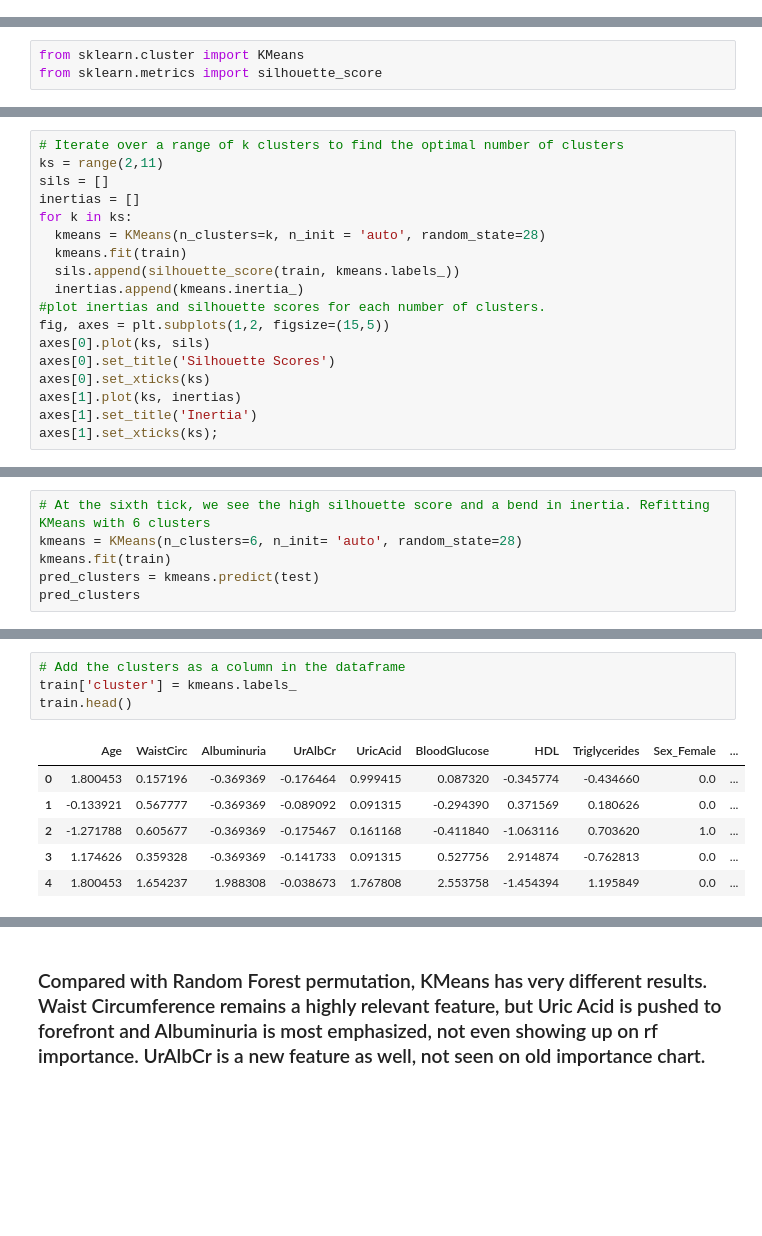
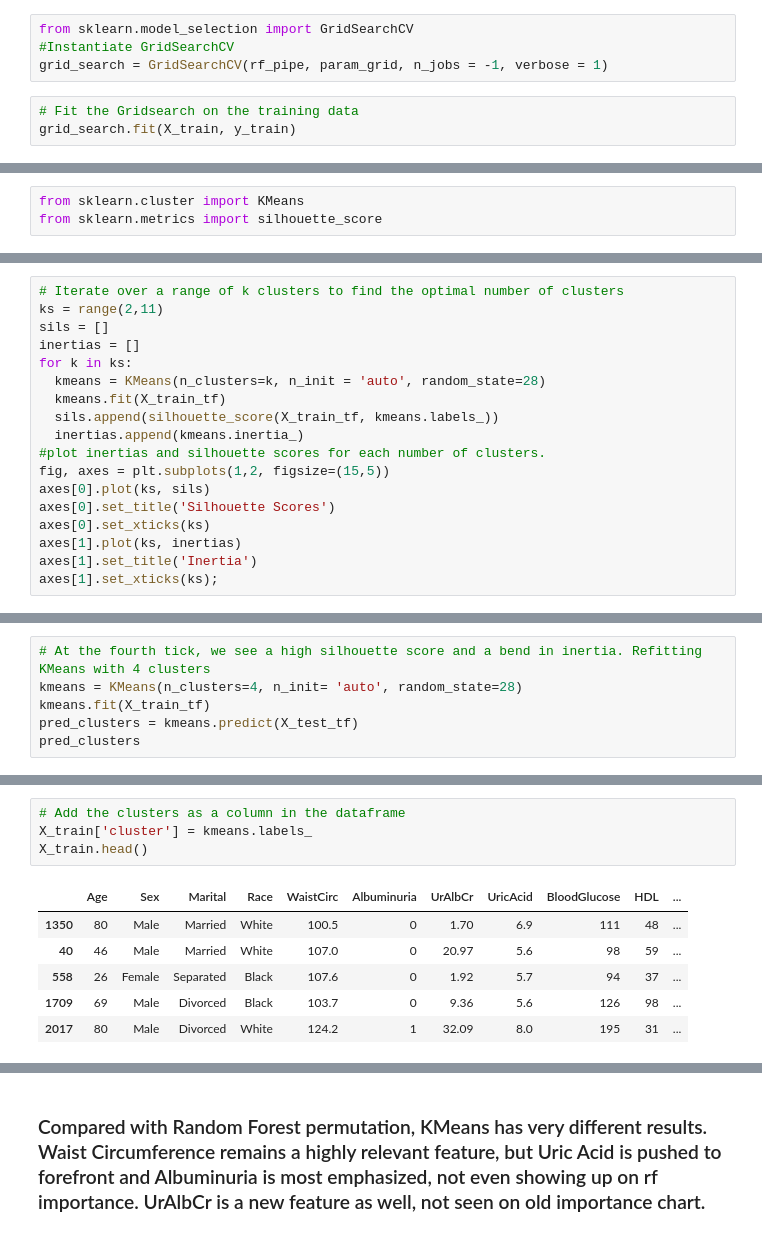
Before and after one commit to Rovidicus/Metabolic-Syndrome, a Jupyter notebook: Metabolic_Syndrome_KMeans.ipynb, the cells around one changed output, grey strips where cells are left out. Cells and saved outputs as stored; diff of their text form; blank space fills up the shorter version.

```diff
--- a/Metabolic_Syndrome_KMeans.ipynb
+++ b/Metabolic_Syndrome_KMeans.ipynb
@@ -360,0 +411,7 @@ weighted avg       0.89      0.90      0.89       601
+# %%
+from sklearn.model_selection import GridSearchCV
+#Instantiate GridSearchCV
+grid_search = GridSearchCV(rf_pipe, param_grid, n_jobs = -1, verbose = 1)
+# %%
+# Fit the Gridsearch on the training data
+grid_search.fit(X_train, y_train)
@@ -474,8 +583,8 @@ sils = []
 inertias = []
 for k in ks:
   kmeans = KMeans(n_clusters=k, n_init = 'auto', random_state=28)
-  kmeans.fit(train)
-  sils.append(silhouette_score(train, kmeans.labels_))
+  kmeans.fit(X_train_tf)
+  sils.append(silhouette_score(X_train_tf, kmeans.labels_))
   inertias.append(kmeans.inertia_)
 #plot inertias and silhouette scores for each number of clusters.
 fig, axes = plt.subplots(1,2, figsize=(15,5))
@@ -490,7 +599,7 @@ axes[1].set_xticks(ks);
 # %%
-# At the sixth tick, we see the high silhouette score and a bend in inertia. Refitting KMeans with 6 clusters
-kmeans = KMeans(n_clusters=6, n_init= 'auto', random_state=28)
-kmeans.fit(train)
-pred_clusters = kmeans.predict(test)
+# At the fourth tick, we see a high silhouette score and a bend in inertia. Refitting KMeans with 4 clusters
+kmeans = KMeans(n_clusters=4, n_init= 'auto', random_state=28)
+kmeans.fit(X_train_tf)
+pred_clusters = kmeans.predict(X_test_tf)
 pred_clusters
 # %% [output]
@@ -514,13 +623,13 @@ array([2, 0, 2, 4, 3, 0, 0, 2, 0, 3, 0, 0, 3, 1, 2, 0, 3, 2, 3, 0, 2, 3,
 # %%
 # Add the clusters as a column in the dataframe
-train['cluster'] = kmeans.labels_
-train.head()
+X_train['cluster'] = kmeans.labels_
+X_train.head()
 # %% [output]
-|  | Age | WaistCirc | Albuminuria | UrAlbCr | UricAcid | BloodGlucose | HDL | Triglycerides | Sex_Female | ... |
-| 0 | 1.800453 | 0.157196 | -0.369369 | -0.176464 | 0.999415 | 0.087320 | -0.345774 | -0.434660 | 0.0 | ... |
-| 1 | -0.133921 | 0.567777 | -0.369369 | -0.089092 | 0.091315 | -0.294390 | 0.371569 | 0.180626 | 0.0 | ... |
-| 2 | -1.271788 | 0.605677 | -0.369369 | -0.175467 | 0.161168 | -0.411840 | -1.063116 | 0.703620 | 1.0 | ... |
-| 3 | 1.174626 | 0.359328 | -0.369369 | -0.141733 | 0.091315 | 0.527756 | 2.914874 | -0.762813 | 0.0 | ... |
-| 4 | 1.800453 | 1.654237 | 1.988308 | -0.038673 | 1.767808 | 2.553758 | -1.454394 | 1.195849 | 0.0 | ... |
+|  | Age | Sex | Marital | Race | WaistCirc | Albuminuria | UrAlbCr | UricAcid | BloodGlucose | HDL | ... |
+| 1350 | 80 | Male | Married | White | 100.5 | 0 | 1.70 | 6.9 | 111 | 48 | ... |
+| 40 | 46 | Male | Married | White | 107.0 | 0 | 20.97 | 5.6 | 98 | 59 | ... |
+| 558 | 26 | Female | Separated | Black | 107.6 | 0 | 1.92 | 5.7 | 94 | 37 | ... |
+| 1709 | 69 | Male | Divorced | Black | 103.7 | 0 | 9.36 | 5.6 | 126 | 98 | ... |
+| 2017 | 80 | Male | Divorced | White | 124.2 | 1 | 32.09 | 8.0 | 195 | 31 | ... |
 # %%
 # Now adding predicted clusters to testing data
```
Also changed, not shown: parts of 28 cells of this notebook.
